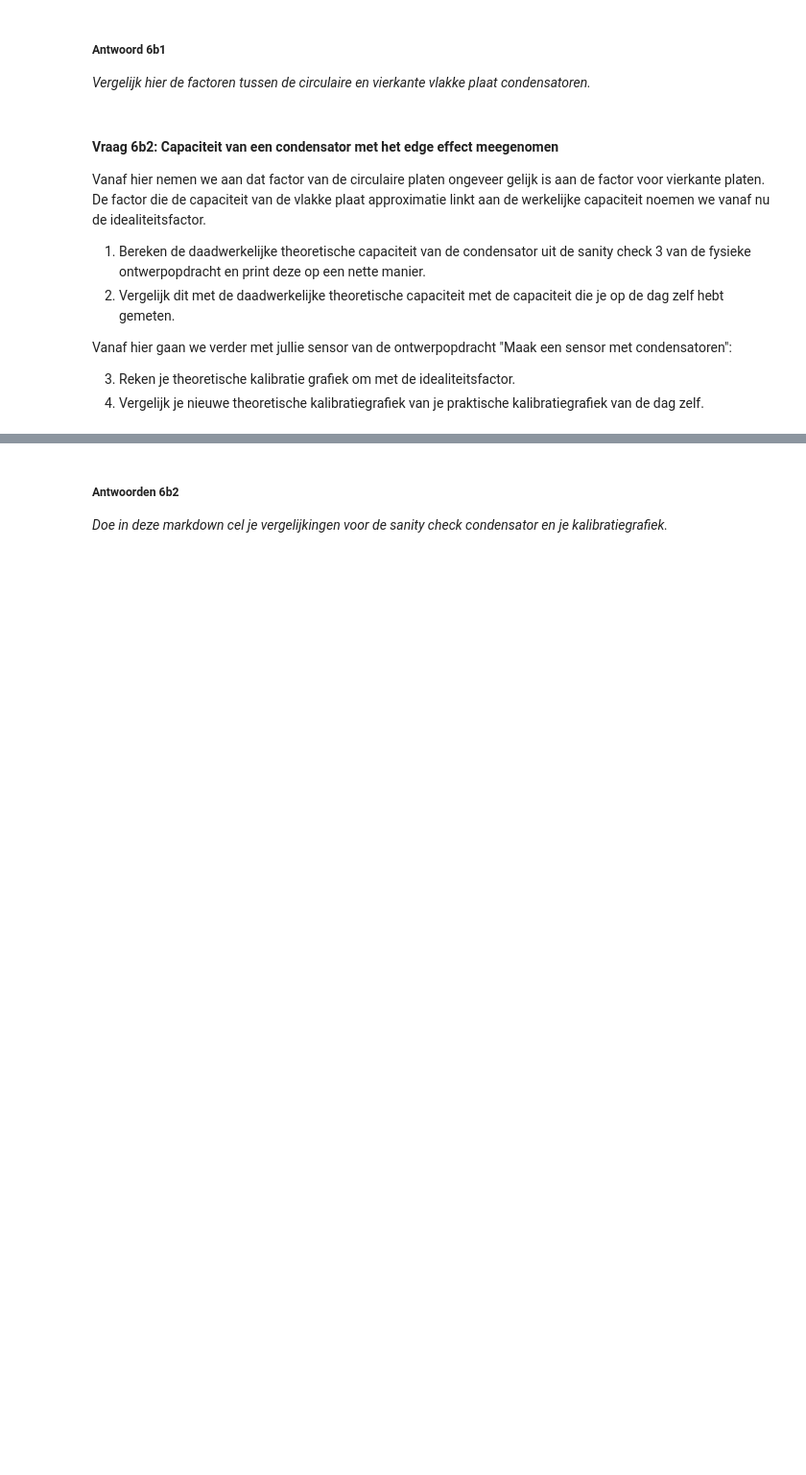
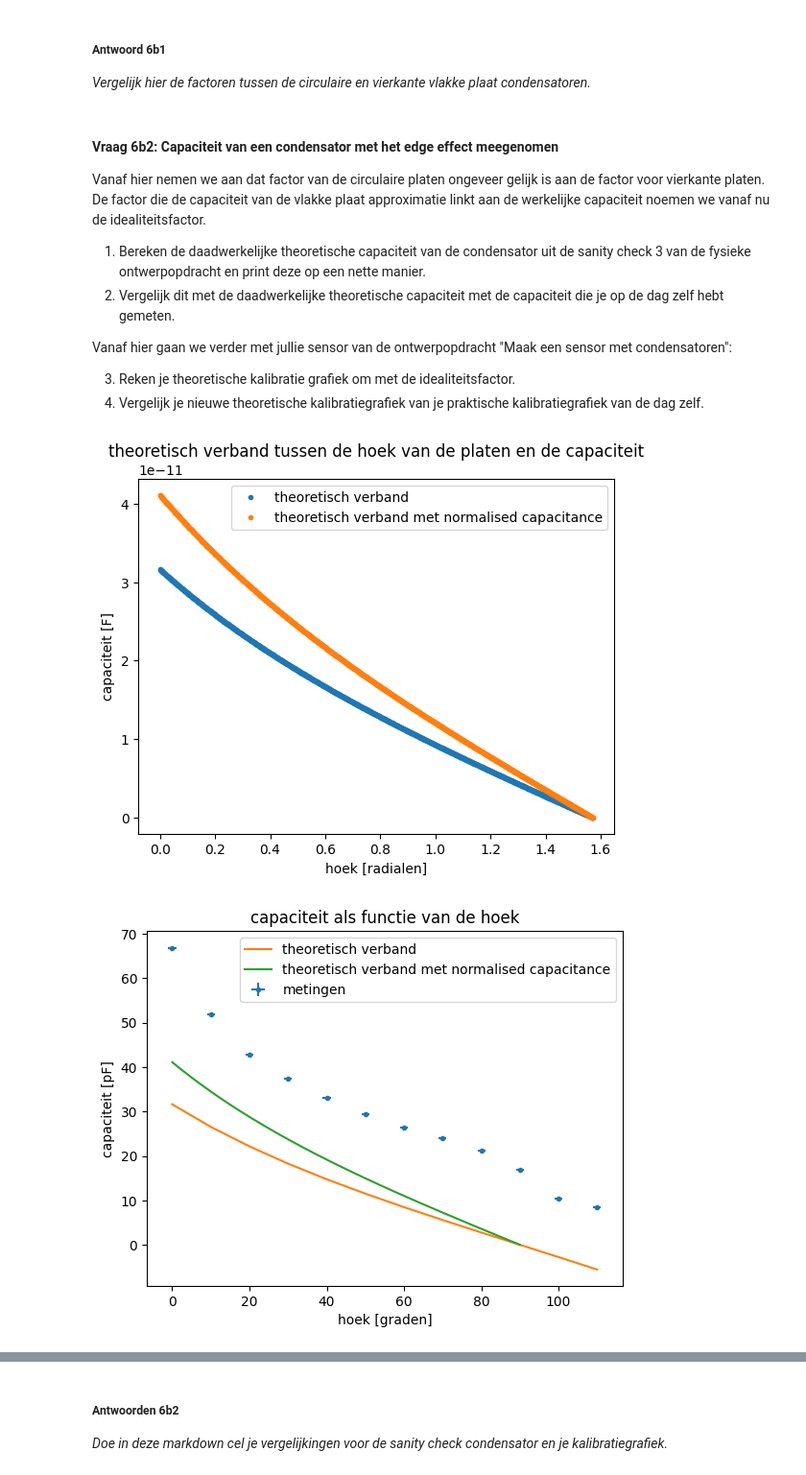
Before and after one commit to Fynn-Vrolijk123/DEF-D-Fynn-Vrolijk, a Jupyter notebook: DigitaleOntwerpopdrachten/1CondensatorOpdracht/CondensatorOntwerpopdracht.ipynb, the cells around one changed output, grey strips where cells are left out. Shown at 96% size. Saved outputs shown, nothing was run; the diff lists cells and outputs as text; code cells hidden in the pictures; blank space fills up the shorter version.

```diff
--- a/DigitaleOntwerpopdrachten/1CondensatorOpdracht/CondensatorOntwerpopdracht.ipynb
+++ b/DigitaleOntwerpopdrachten/1CondensatorOpdracht/CondensatorOntwerpopdracht.ipynb
@@ -817,7 +817,48 @@ Vanaf hier gaan we verder met jullie sensor van de ontwerpopdracht "Maak een sen
 3. Reken je theoretische kalibratie grafiek om met de idealiteitsfactor.
 4. Vergelijk je nieuwe theoretische kalibratiegrafiek van je praktische kalibratiegrafiek van de dag zelf.
 # %%
-# Schrijf hier jouw code die de vlakke plaat capaciteit omschrijft naar de werkelijke capaciteit
+graden = np.array([0,10,20,30,40,50,60,70,80,90,100,110])
+radialen = graden/180*np.pi
+Farad = np.array([66.8,51.8,42.8,37.3,33,29.5,26.3,23.9,21.2,16.8,10.3,8.5])
+d = 0.7e-2
+epsilonr = 2.5
+c_SN = 1.29980
 
-# def C_niet_ideaal(#relevante parameters):
-    # Jouw berekeningen
+def opp(x):
+    c=np.cos(x)*10
+    e=np.sin(x)*10
+    a=10-c
+    d=10-e
+    b= d*np.tan(x)
+    return 100-0.5*c*e-b*d*0.5-a*10
+opps = opp(radialen)/10000
+
+def vlakkeplaat(oppervlakte,spacing,epsilon_r):
+
+    return epsilon0*epsilon_r*oppervlakte/spacing
+x_test = np.linspace(0,0.5*np.pi,1000)
+oppervlak = opp(x_test)/10000
+
+cap_opstelling = vlakkeplaat(oppervlak,d,epsilonr)
+plt.plot(x_test,cap_opstelling,'.',label="theoretisch verband")
+
+cap_opstelling = cap_opstelling*c_SN
+plt.plot(x_test,cap_opstelling,'.',label="theoretisch verband met normalised capacitance")
+plt.xlabel("hoek [radialen]")
+plt.ylabel("capaciteit [F]")
+plt.title("theoretisch verband tussen de hoek van de platen en de capaciteit")
+plt.legend()
+plt.show()
+x_test = x_test*180/np.pi
+
+plt.errorbar(graden,Farad,0.2,1,'.',label="metingen")
+plt.plot(graden,(vlakkeplaat(opps,0.7e-2,2.5)/1e-12),label="theoretisch verband")
+plt.plot(x_test,cap_opstelling/1e-12,label="theoretisch verband met normalised capacitance")
+plt.xlabel('hoek [graden]')
+plt.ylabel('capaciteit [pF]')
+plt.title("capaciteit als functie van de hoek")
+plt.legend()
+plt.show()
+# %% [output]
+[figure, added]
+[figure, added]
```
Also changed, not shown: parts of 13 cells of this notebook, 1 other file.
